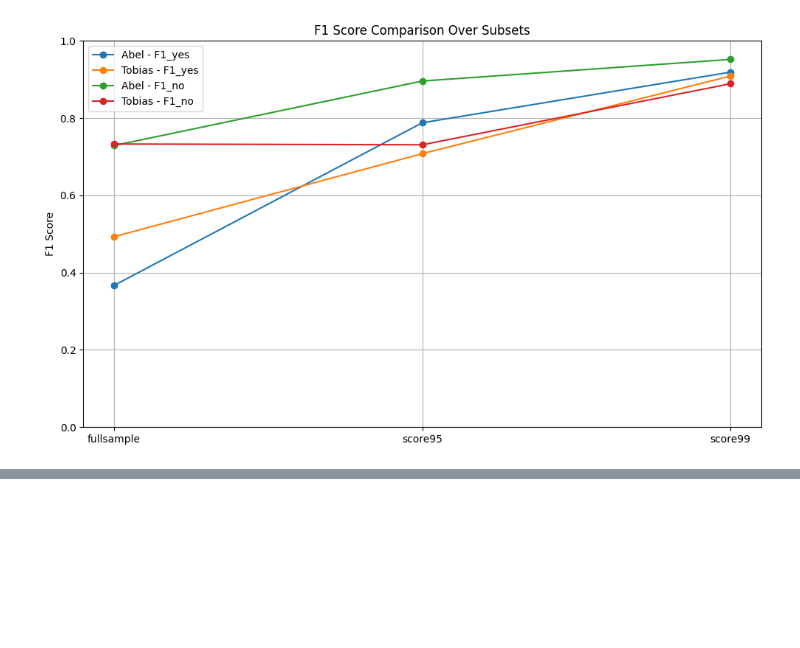
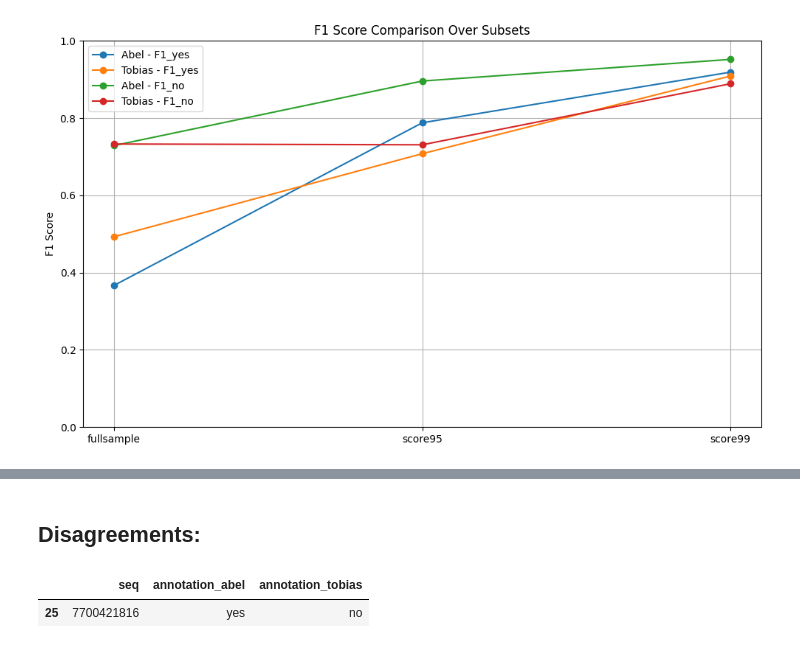
Before and after one commit to TobiasMichelsen/Climate-Discourse-on-Bluesky---Bachelor-Project, a Jupyter notebook: EDA/annotation_evaluation.ipynb, the cells around one changed output, grey strips where cells are left out. Cells and saved outputs as stored; diff of their text form; code cells hidden in the pictures; blank space fills up the shorter version.

```diff
--- a/EDA/annotation_evaluation.ipynb
+++ b/EDA/annotation_evaluation.ipynb
@@ -211,0 +406,28 @@ Tobias - full   | F1 (yes): 0.493 | F1 (no): 0.733 | Acc: 0.650
+# %% [markdown]
+## Disagreements:
+# %%
+import pandas as pd
+
+# Reload Tobias and Abel annotation files
+abel_path = "/Users/tobiasmichelsen/Bachelor_Project/DS_BachelorProject_PH/data/processed/annotated/Labeled_Posts_23_04/Inter-agreement/manual_labels_score99_INTERAGREEMENT_ABEL.json"
+tobias_path = "/Users/tobiasmichelsen/Bachelor_Project/DS_BachelorProject_PH/data/processed/annotated/Labeled_Posts_23_04/Inter-agreement/manual_labels_score99_INTERAGREEMENT_TOBIAS.json"
+
+df_abel = pd.read_json(abel_path)
+df_tobias = pd.read_json(tobias_path)
+
+# Normalize annotations
+df_abel["annotation"] = df_abel["annotation"].str.lower()
+df_tobias["annotation"] = df_tobias["annotation"].str.lower()
+
+# Filter valid annotations
+df_abel = df_abel[df_abel["annotation"].isin(["yes", "no"])]
+df_tobias = df_tobias[df_tobias["annotation"].isin(["yes", "no"])]
+
+# Merge and extract disagreements
+df_merged = pd.merge(df_abel[["seq", "annotation"]], df_tobias[["seq", "annotation"]], on="seq", suffixes=("_abel", "_tobias"))
+disagreements = df_merged[df_merged["annotation_abel"] != df_merged["annotation_tobias"]]
+
+disagreements
+# %% [output]
+|  | seq | annotation_abel | annotation_tobias |
+| 25 | 7700421816 | yes | no |
```
Also changed, not shown: parts of 10 cells of this notebook, 10 other files.
